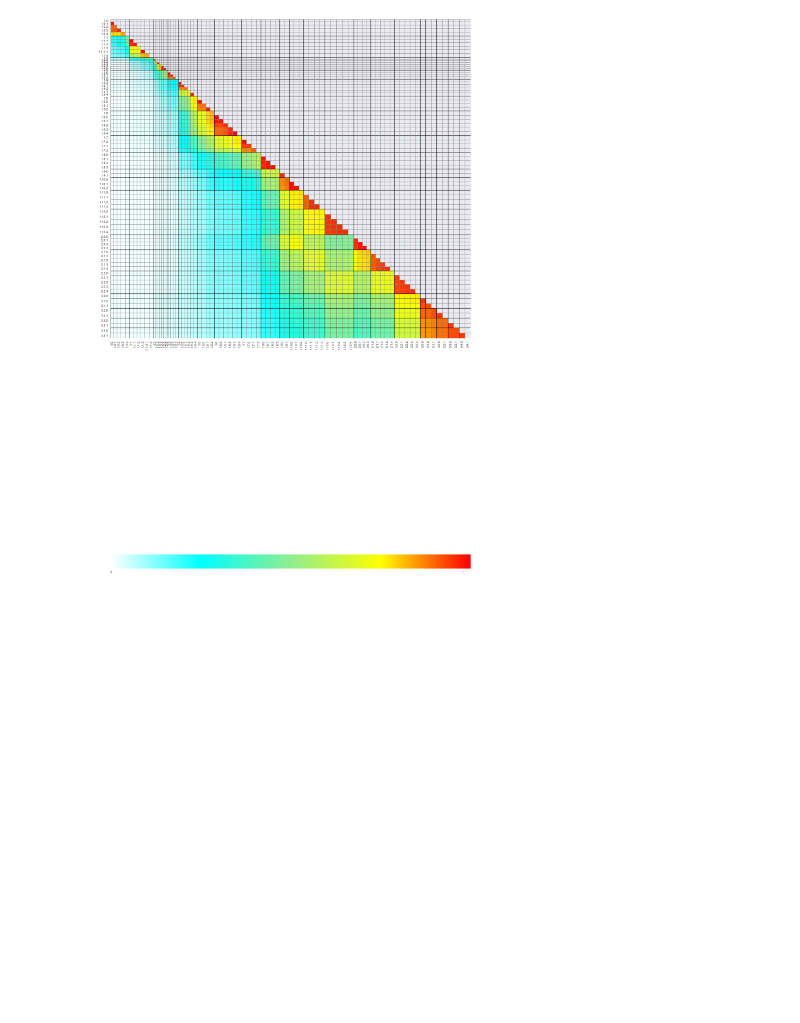
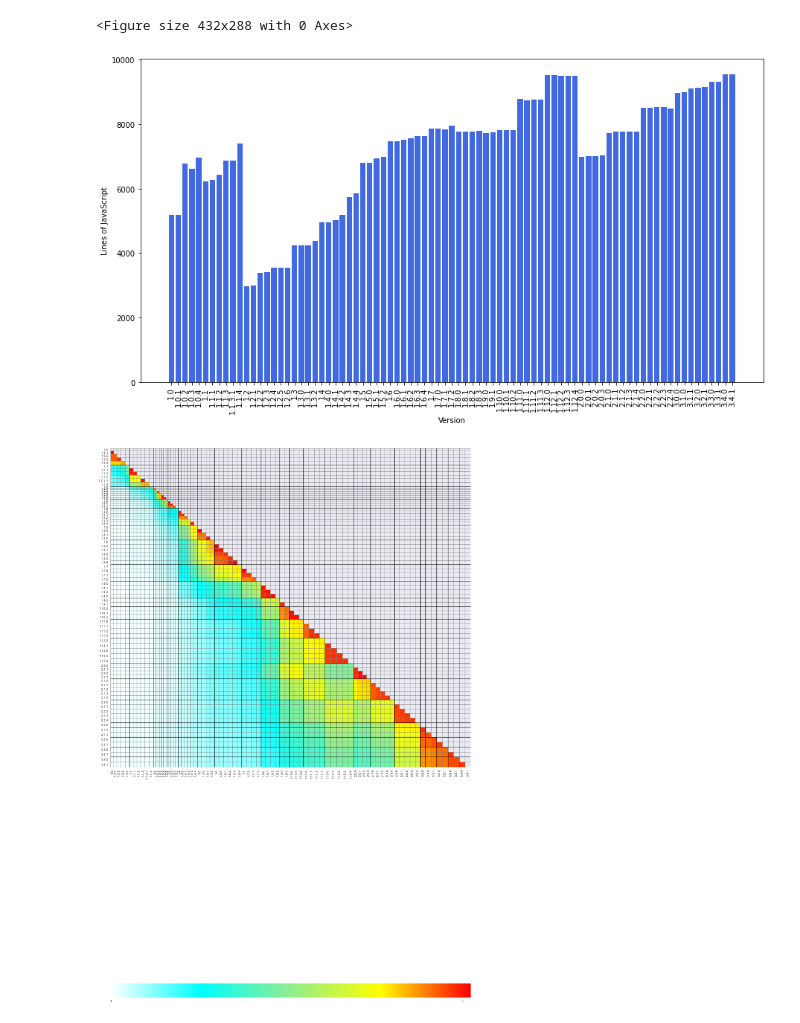
Before and after one commit to SeanMcCarren/Assignment-2-2020, a Jupyter notebook: visualization.ipynb, the cells around one changed output. Drawn from its saved outputs; the diff is of its cells as text; code cells hidden in the pictures; blank space fills up the shorter version.

```diff
--- a/visualization.ipynb
+++ b/visualization.ipynb
@@ -51,6 +51,22 @@ locs = np.array([LOCs.get(r['tag']) for r in releases])
 #releases is the list of releases, where a release is a dictionary. Use release['tag'] to get the release tag
 #matrix is the data matrix with at index i,j the metric calculated for release[i] against release[j]
 #use LOCs.get(version string) to get the LOC for a specific release['tag']
+# %%
+keys = [key for key in LOCs.DONE][::-1]
+vals = [LOCs.DONE[key] for key in keys]
+plt.figure()
+
+fig = plt.figure(figsize = (15,8))
+
+# creating the bar plot
+plt.bar(keys, vals)
+plt.xticks(rotation='vertical')
+plt.xlabel('Version')
+plt.ylabel('Lines of JavaScript')
+plt.show()
+# %% [output]
+<Figure size 432x288 with 0 Axes>
+[figure, added]
 # %%
 label_names = [r['tag'] for r in releases]
 
```
